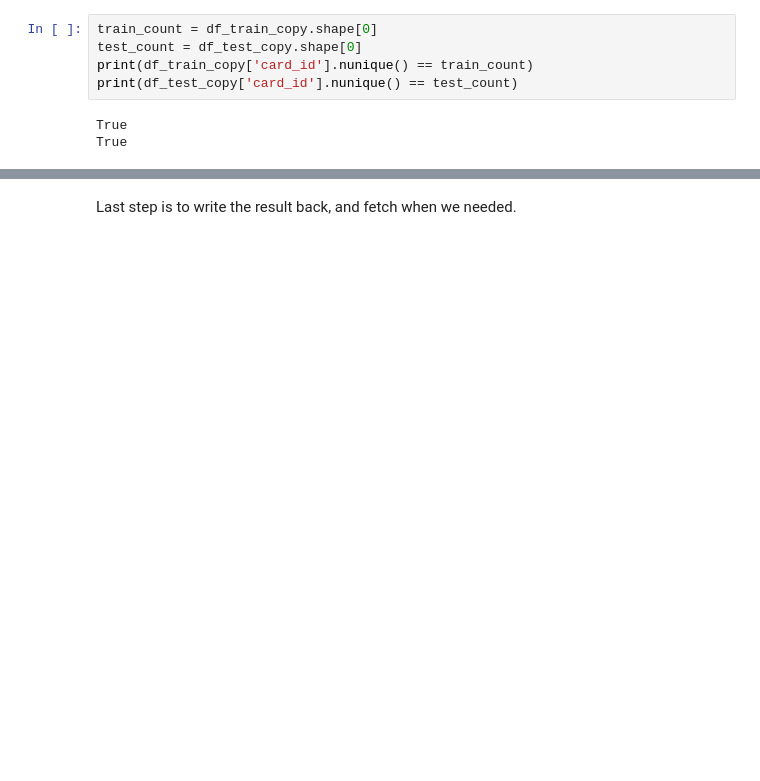
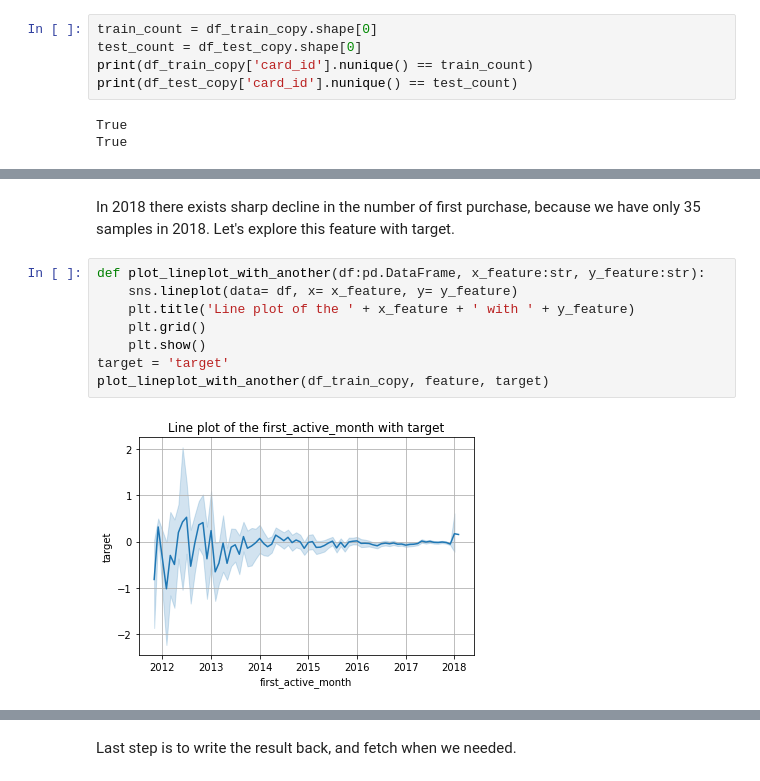
Before and after one commit to thinkinbig/lama, a Jupyter notebook: lama/preprocessing/DataPreperation.ipynb, the cells around one changed output, grey strips where cells are left out. Saved outputs shown, nothing was run; the diff lists cells and outputs as text; blank space fills up the shorter version.

```diff
--- a/lama/preprocessing/DataPreperation.ipynb
+++ b/lama/preprocessing/DataPreperation.ipynb
@@ -139,0 +338,13 @@ for feature in features:
+# %% [markdown]
+In 2018 there exists sharp decline in the number of first purchase, because we have only 35 samples in 2018.
+Let's explore this feature with target.
+# %%
+def plot_lineplot_with_another(df:pd.DataFrame, x_feature:str, y_feature:str):
+    sns.lineplot(data= df, x= x_feature, y= y_feature)
+    plt.title('Line plot of the ' + x_feature + ' with ' + y_feature)
+    plt.grid()
+    plt.show()
+target = 'target'
+plot_lineplot_with_another(df_train_copy, feature, target)
+# %% [output]
+[figure, added]
```
Also changed, not shown: parts of 120 cells of this notebook, 1 other file.
